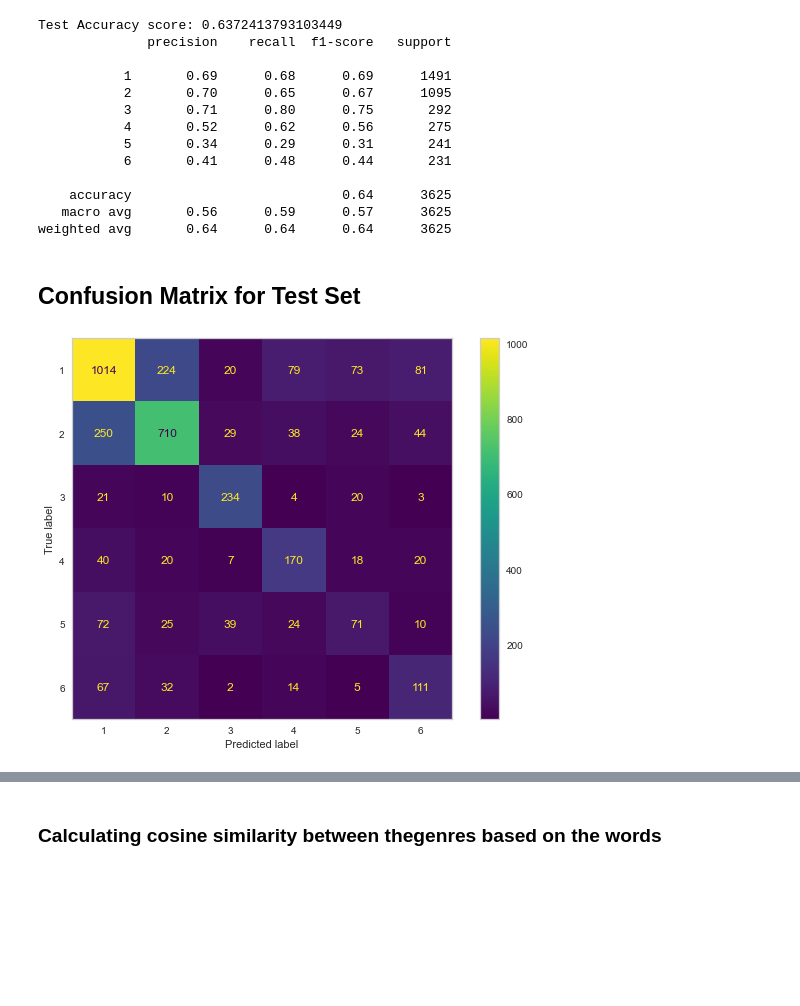
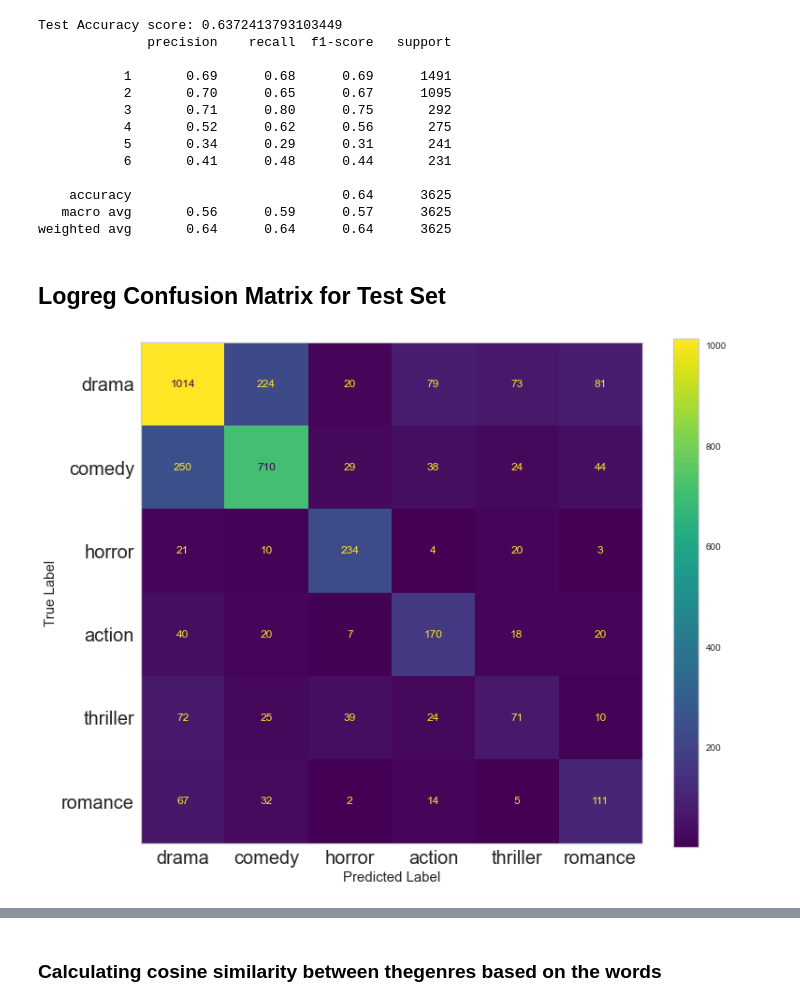
Before and after one commit to Wonuabimbola/movie-genre-prediction, a Jupyter notebook: predict_movie_genre_from_plot.ipynb, the cells around one changed output, grey strips where cells are left out. Drawn from its saved outputs; the diff is of its cells as text; code cells hidden in the pictures; blank space fills up the shorter version.

```diff
--- a/predict_movie_genre_from_plot.ipynb
+++ b/predict_movie_genre_from_plot.ipynb
@@ -772,7 +772,7 @@ print(dummy_gs.best_score_)
 # %% [markdown]
 ## Using TfidfVectorizer on the independent variable and testing out the Multinomial Naive Bayes Model, Logistic Regression Model  and Decision Tree
 # %%
-vectorizer = TfidfVectorizer(ngram_range = (1,1), max_df=.85, min_df=15)
+vectorizer = TfidfVectorizer(ngram_range = (1,1), max_df=.85, min_df=15, lowercase=False)
 tfidf_Xtr = vectorizer.fit_transform(X_train)
 # %% [markdown]
 ### Grid Search with Multinomial Naive Bayes gave accuracy of ~62%
@@ -882,0 +887,14 @@ model_results_cvec['Decision Tree'] = gs_cvec_tree.best_score_
+# %%
+grid = {
+    'loss' : ['hinge', 'log'],
+    'penalty' : ['l2', 'l1'],
+    'alpha' : [1e-3, 1e-4, 1e-5],
+    'max_iter' : [10, 15, 20],
+    'class_weight' : ['balanced', None]
+}
+sgd = SGDClassifier(random_state=42)
+sgd_cvec_gs = GridSearchCV(sgd, param_grid = grid, cv=5)
+sgd_cvec_gs.fit(vec_Xtr, y_train)
+
+print(sgd_cvec_gs.best_score_)
+model_results_cvec['SGD'] = sgd_cvec_gs.best_score_
@@ -882,0 +913,14 @@ model_results_cvec['Decision Tree'] = gs_cvec_tree.best_score_
+# %%
+grid = {
+    'loss' : ['hinge', 'log'],
+    'penalty' : ['l2', 'l1'],
+    'alpha' : [1e-3, 1e-4, 1e-5],
+    'max_iter' : [20, 25, 30],
+    'class_weight' : ['balanced', None]
+}
+sgd = SGDClassifier(random_state=42)
+sgd_tfidf_gs = GridSearchCV(sgd, param_grid = grid, cv=5)
+sgd_tfidf_gs.fit(tfidf_Xtr, y_train)
+
+print(sgd_tfidf_gs.best_score_)
+model_resultstfidf['SGD'] = sgd_tfidf_gs.best_score_
@@ -948,11 +1002,15 @@ Test Accuracy score: 0.6372413793103449
    macro avg       0.56      0.59      0.57      3625
 weighted avg       0.64      0.64      0.64      3625
 # %% [markdown]
-## Confusion Matrix for Test Set
+## Logreg Confusion Matrix for Test Set
 # %%
-fig, ax = plt.subplots(figsize=(10,7))
-plot_confusion_matrix(logreg_pipeline, X_test, y_test, ax = ax)
+fig, ax = plt.subplots(figsize=(12,10))
+plot_confusion_matrix(logreg_pipeline, X_test, y_test, ax = ax, display_labels = ['drama', 'comedy', 'horror', 'action', 'thriller', 'romance'])
 plt.grid(None)
+plt.xlabel('Predicted Label', size = 15)
+plt.ylabel('True Label', size = 15)
+plt.xticks(size = 20)
+plt.yticks(size = 20)
 fig.savefig('./images/confusionmatrix.png')
 # %% [output]
-[figure, old version]
+[figure, new version]
```
Also changed, not shown: parts of 42 cells of this notebook, 13 other files.
